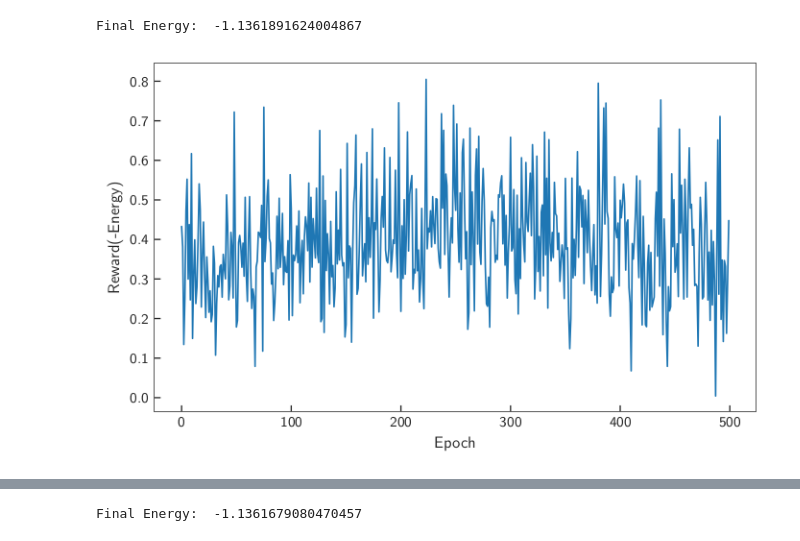
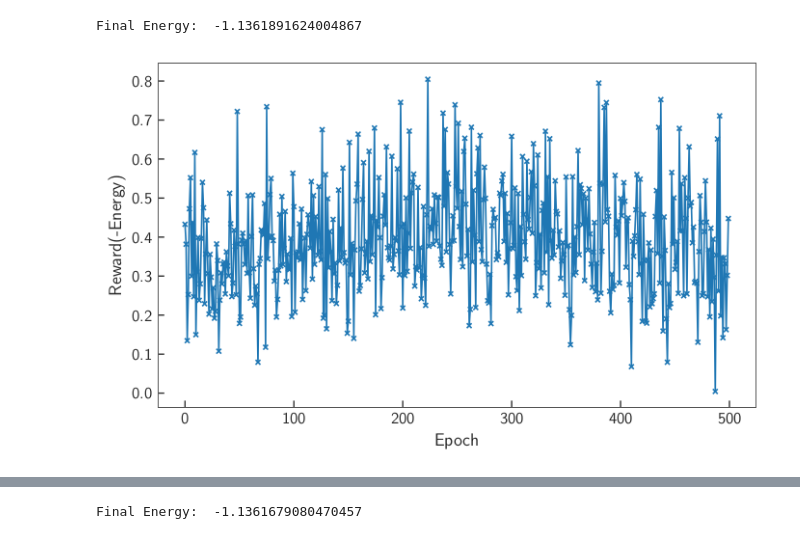
Before and after one commit to peiyong-addwater/QAS, a Jupyter notebook: result_analysis_H2.ipynb, the cells around one changed output, grey strips where cells are left out. Drawn from its saved outputs; the diff is of its cells as text; code cells hidden in the pictures.

```diff
--- a/result_analysis_H2.ipynb
+++ b/result_analysis_H2.ipynb
@@ -332,13 +334,13 @@ with open(os.path.join(cwd, h2_with_all_cnots_2)) as f:
 # %%
 all_cnots_search_rewards_2 = [s[2] for s in all_cnots_2['search_reward_list']]
 all_cnots_fine_tune_loss_2 = all_cnots_2['fine_tune_loss']
 fig = plot_setup()
-plt.plot(list(range(len(all_cnots_search_rewards_2))), all_cnots_search_rewards_2)
+plt.plot(list(range(len(all_cnots_search_rewards_2))), all_cnots_search_rewards_2,marker = 'x')
 plt.xlabel('Epoch')
 plt.ylabel('Reward(-Energy)')
 plt.tight_layout()
 # %% [output]
-[figure, old version]
+[figure, new version]
 # %%
 fig = plot_setup()
 plt.plot(list(range(len(all_cnots_fine_tune_loss_2))), all_cnots_fine_tune_loss_2, label = r"$E_\mathrm{Search}$",linestyle = '-',marker = 'x')
```
Also changed, not shown: parts of 6 cells of this notebook, 4 other files.
